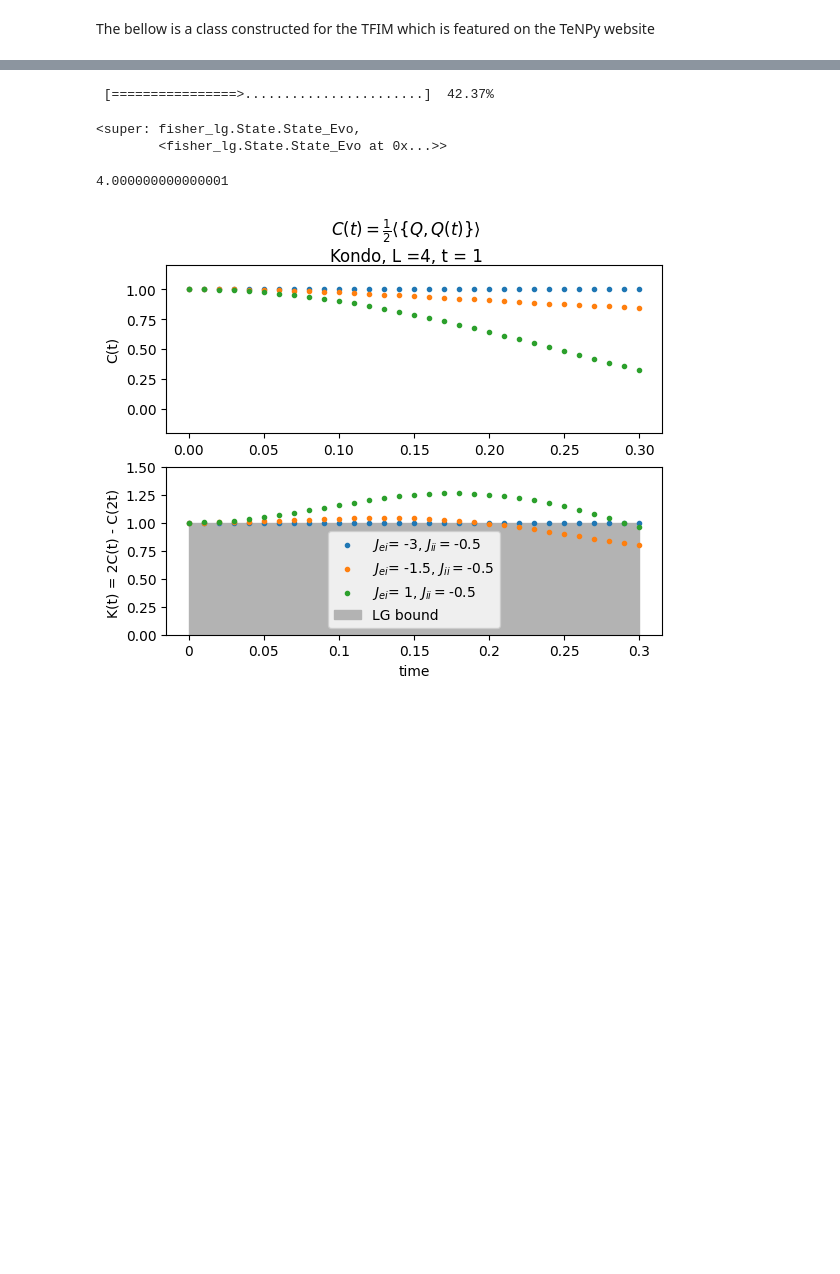
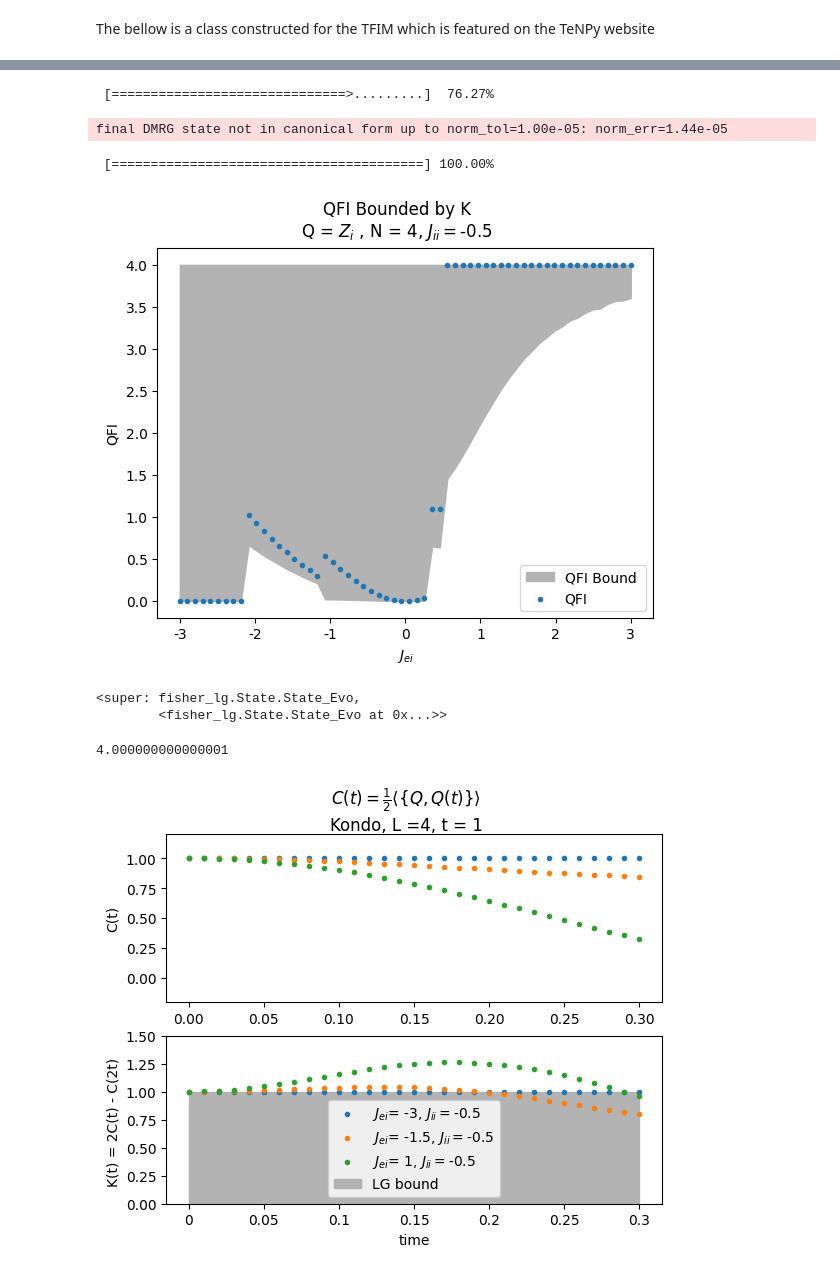
Before and after one commit to IanROsborne/Quantum_Metrology_Fisher_LG, a Jupyter notebook: TFIM/TFI_DMRG_TeNPy.ipynb, the cells around one changed output, grey strips where cells are left out. Cells and saved outputs as stored; diff of their text form; code cells hidden in the pictures; blank space fills up the shorter version.

```diff
--- a/TFIM/TFI_DMRG_TeNPy.ipynb
+++ b/TFIM/TFI_DMRG_TeNPy.ipynb
@@ -242,35 +218,38 @@ bar = tls.ProgressBar(min_value = theta_range[0], max_value = theta_range[-1])
 LG_bound = []
 QFI_lst =[]
 for theta in theta_range:
     model_params = {
     'J_ei':  theta , 'J_ii': j_ii,  #J_ei =1   J_ii pm,  J_ei=-1   J_ii pm
     't' : 1.0,
     'L': L,
     'model_type' : "Kondo",
     'conserve' : 'Sz',
     'symmetry_breaking_field' : 1.e-5} #conserve = None when not using from_dmrg_search_Sz
 
-    psi_c = State_Evo.from_dmrg_search_Sz(model_params, extra_params)
+    psi_c = State_Evo.from_dmrg_search_Sz1(model_params, extra_params)
     t_max, LG_max , qfi = psi_c.calculate_LG_bound(op, op_sum = op_sum, return_QFI= True)
     LG_bound += [LG_max]
     QFI_lst += [qfi]
     bar.update(theta)
 
 
 ax.fill_between(theta_range, LG_bound, 4 ,  color = '.7', label = "QFI Bound "  )
 ax.scatter(theta_range, QFI_lst, marker = '.', label = "QFI", zorder = 3)
 
 
 fig.suptitle("QFI Bounded by K\nQ = $Z_i$ , N = " + str(L) + ", $J_{ii}= $" + str(j_ii))
 ax.xaxis.set_major_formatter(tck.FormatStrFormatter("%g"))
 plt.xlabel("$J_{ei}$")
 ax.set(ylabel = "QFI")
 #plt.ylim((0.9,1.6))
 plt.legend()
 
 plt.show()
 # %% [output]
- [================>.......................]  42.37%
+ [==============================>.........]  76.27%
+final DMRG state not in canonical form up to norm_tol=1.00e-05: norm_err=1.44e-05
+ [========================================] 100.00%
+[figure, added]
 # %%
 fig.savefig("C:\\Users\\ianro\\Documents\\Research\\Quantum_Metrology_AKLT\\Plots\\Kondo\\Kondo_L8_Jii-.5_Zi_QFI_Bound.png")
 # %%
```
Also changed, not shown: parts of 6 cells of this notebook, 2 other files.
